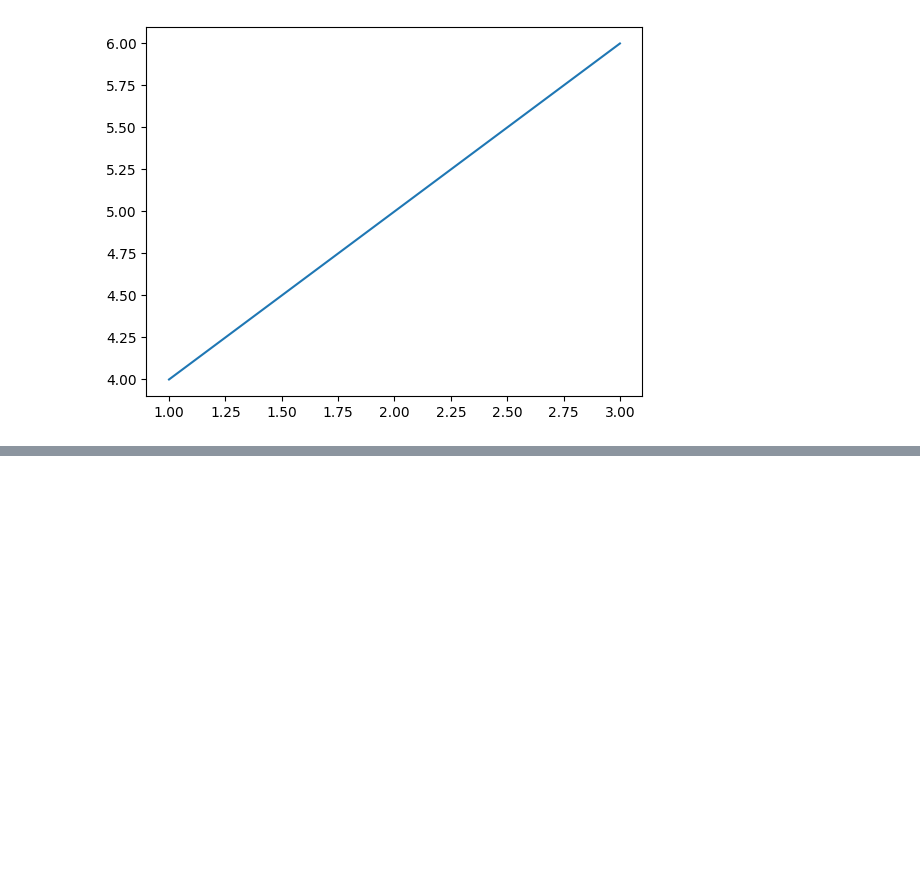
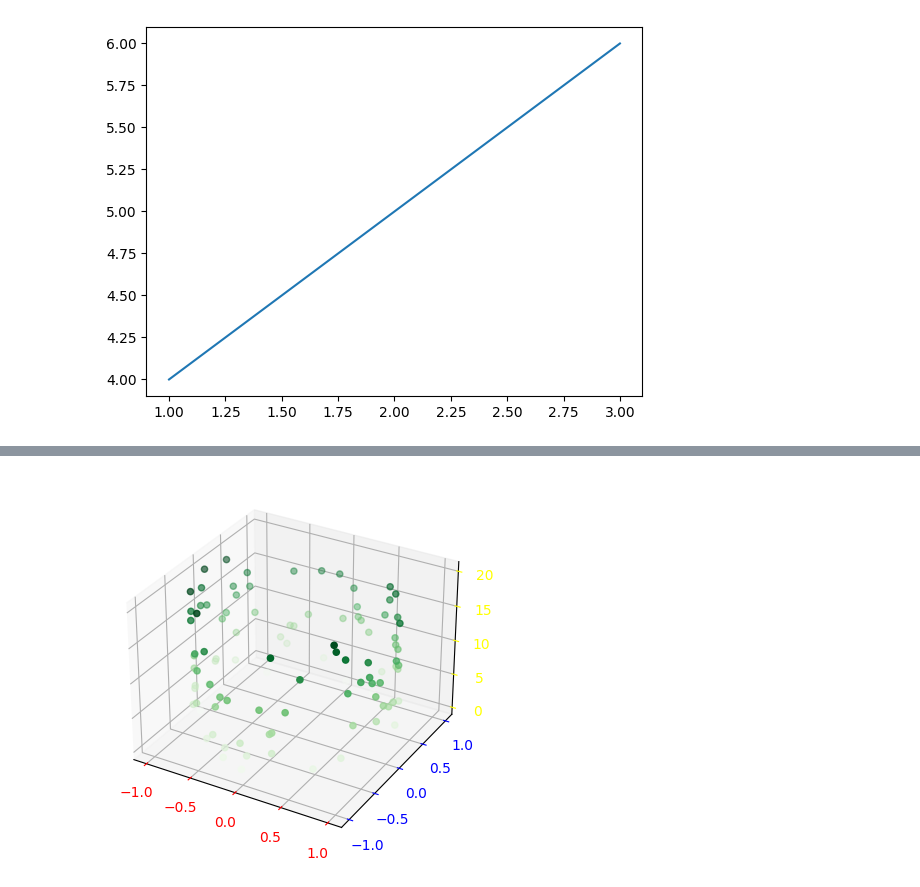
Before and after one commit to sushilsahoo06/Pytorch, a Jupyter notebook: Matplotib.ipynb, the cells around one changed output, grey strips where cells are left out. Cells and saved outputs as stored; diff of their text form; code cells hidden in the pictures; blank space fills up the shorter version.

```diff
--- a/Matplotib.ipynb
+++ b/Matplotib.ipynb
@@ -169,0 +215,27 @@ print(matplotlib.__version__)
+# %%
+import numpy as np
+import matplotlib.pyplot as plt
+import pandas as pd
+
+plt3 = plt.figure()
+ax = plt3.add_subplot(projection='3d')
+o = 20 * np.random.random(100)
+x = np.sin(o)
+y = np.cos(o)
+z = 20 * np.random.random(100)
+ax.scatter(x, y, z, c=z, cmap='Greens')  # cmap-->color map
+
+# Set the colors of the axes
+ax.xaxis.label.set_color('red')  # Set x-axis label color to red
+ax.yaxis.label.set_color('blue') # Set y-axis label color to blue
+ax.zaxis.label.set_color('yellow') # Set z-axis label color to yellow
+
+# Set the colors of the axis lines (ticks)
+ax.tick_params(axis='x', colors='red')    # Set x-axis tick color to red
+ax.tick_params(axis='y', colors='blue')   # Set y-axis tick color to blue
+ax.tick_params(axis='z', colors='yellow')  # Set z-axis tick color to yellow
+
+
+plt.show()
+# %% [output]
+[figure, added]
```
Also changed, not shown: parts of 9 cells of this notebook.
